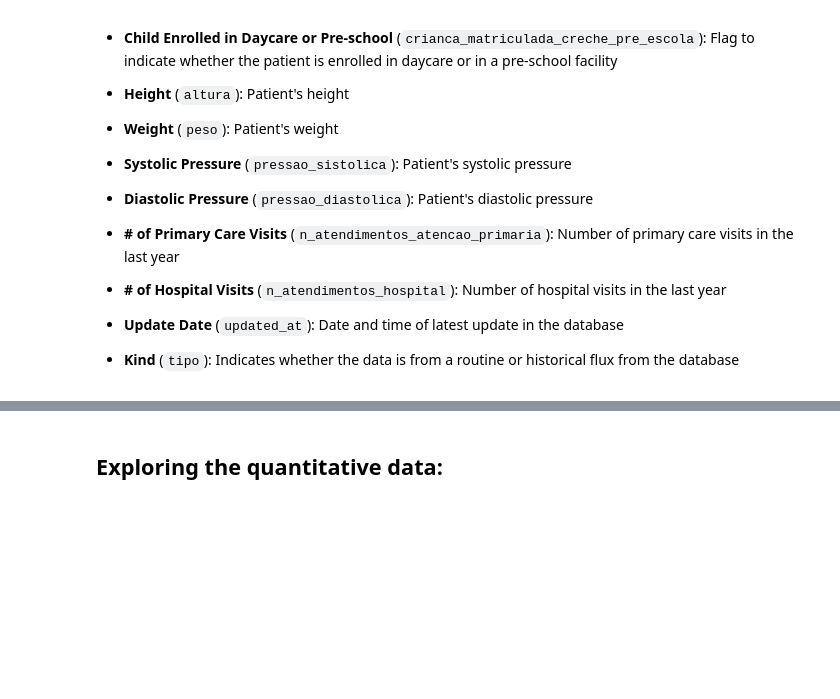
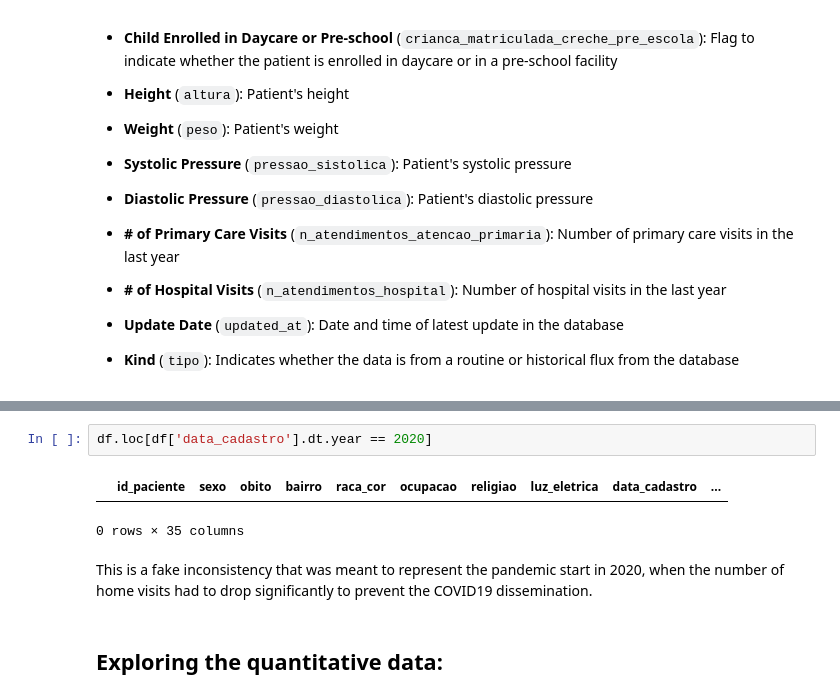
Before and after one commit to micahgcnavia/Home_Visits_Public_Health_RJ, a Jupyter notebook: exploring_data.ipynb, the cells around one changed output, grey strips where cells are left out. Cells and saved outputs as stored; diff of their text form; blank space fills up the shorter version.

```diff
--- a/exploring_data.ipynb
+++ b/exploring_data.ipynb
@@ -172,3 +223,10 @@ df.describe()
+# %%
+df.loc[df['data_cadastro'].dt.year == 2020]
+# %% [output]
+|  | id_paciente | sexo | obito | bairro | raca_cor | ocupacao | religiao | luz_eletrica | data_cadastro | ... |
+0 rows × 35 columns
+# %% [markdown]
+This is a fake inconsistency that was meant to represent the pandemic start in 2020, when the number of home visits had to drop significantly to prevent the COVID19 dissemination.
 # %% [markdown]
 ## Exploring the quantitative data:
 # %%
```
Also changed, not shown: parts of 10 cells of this notebook.
